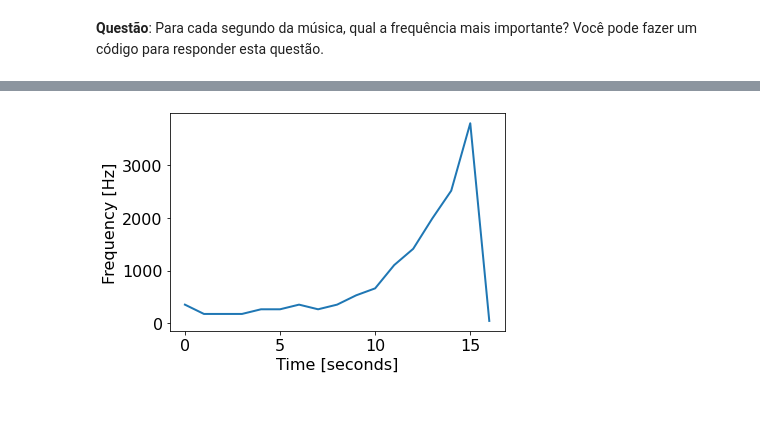
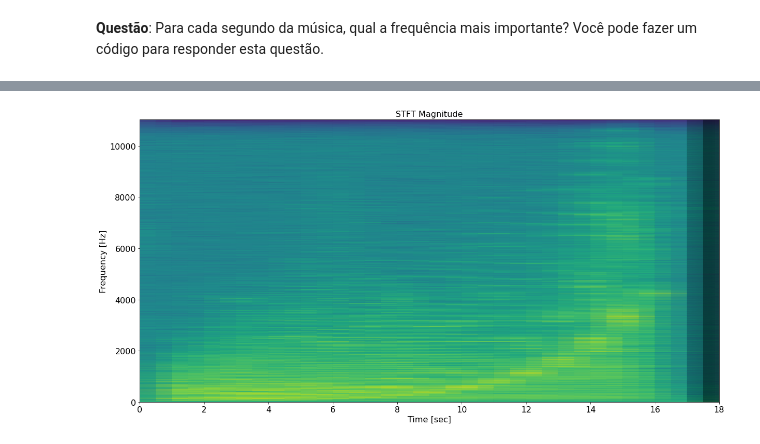
Before and after one commit to ThiagoPoppe/MIR, a Jupyter notebook: Lab04/lab04.ipynb, the cells around one changed output, grey strips where cells are left out. Saved outputs shown, nothing was run; the diff lists cells and outputs as text; code cells hidden in the pictures; blank space fills up the shorter version.

```diff
--- a/Lab04/lab04.ipynb
+++ b/Lab04/lab04.ipynb
@@ -507,20 +406,0 @@ plt.show()
-# %%
-# passando fs=F_s facilita a vida já que tanto o tempo como a frequência
-# possuem os "valores reais" e não seus índices
-f, t, Zxx = stft(song, fs=F_s, nperseg=500)
-
-# Computando o tamanho de um segmento, ou seja,
-# quantos segmentos equivalem à 1 segundo de música
-seg_size = len(t[t <= 1])
-
-seconds = len(song) // F_s
-results = np.zeros(seconds)
-
-# Percorrendo cada segundo e obtendo a média das importâncias daquele segmento
-for i in range(len(song) // F_s):
-    init, end = i*seg_size, (i+1)*seg_size
-    values = np.mean(np.abs(Zxx[:, init:end]), axis=1)
-
-    k = np.argmax(values)
-    results[i] = f[k]
-    print('Segundo {}: {:.2f}Hz'.format(i, f[k]))
@@ -545,8 +407,11 @@ Segundo 16: 44.10Hz
-# %%
-# Podemos perceber um comportamento exponencial parecido com o observado no espectrograma
-plt.plot(results)
-plt.xlabel('Time [seconds]')
-plt.ylabel('Frequency [Hz]')
-plt.show()
-# %% [output]
-[figure, removed]
+# %%
+# Podemos perceber a perda de informação temporal mas o ganho na precisão da frequência
+# Ou seja, linhas mais definidas na vertical (frequência) do que na horizontal (tempo)
+plt.figure(figsize=(20, 10))
+plt.pcolormesh(t, f, np.log(np.abs(Zxx)), shading='gouraud')
+plt.title('STFT Magnitude')
+plt.ylabel('Frequency [Hz]')
+plt.xlabel('Time [sec]')
+plt.show()
+# %% [output]
+[figure, added]
```
Also changed, not shown: parts of 14 cells of this notebook.
